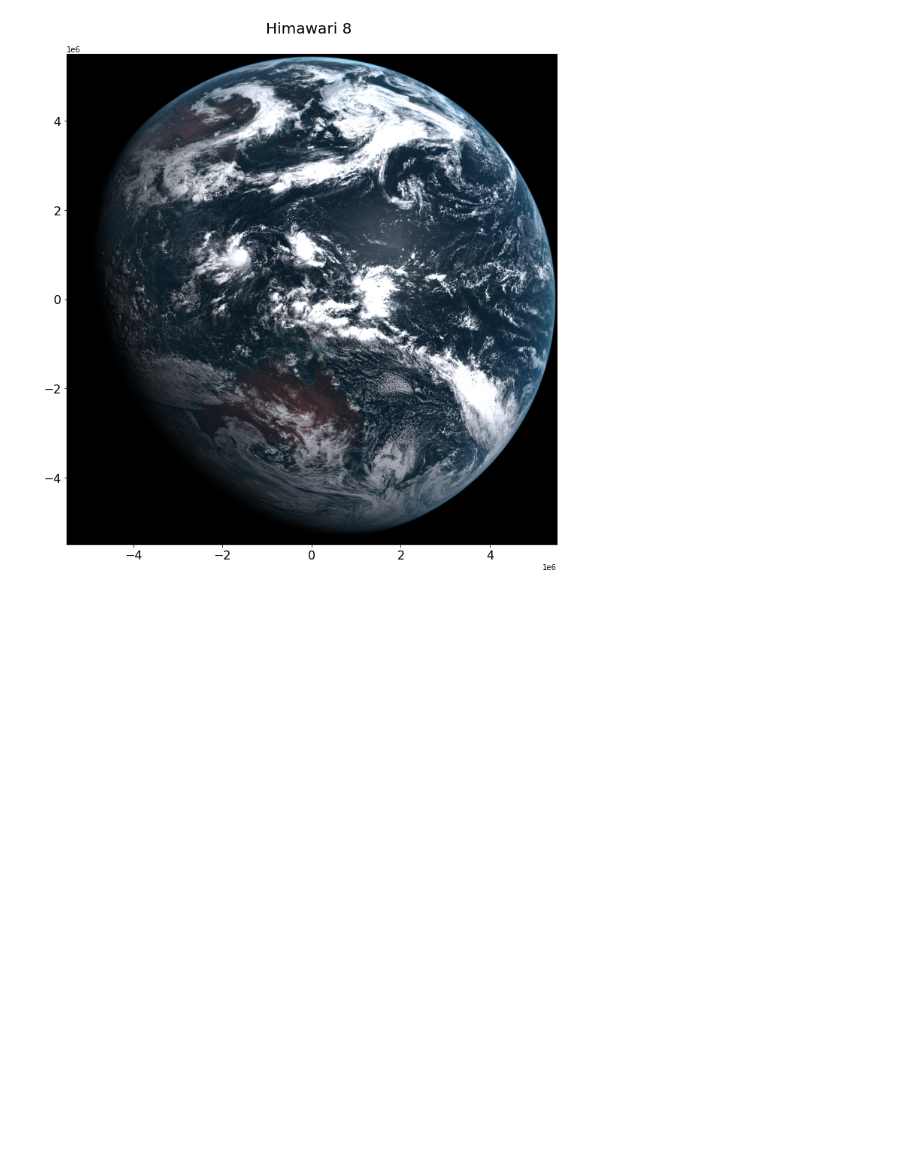
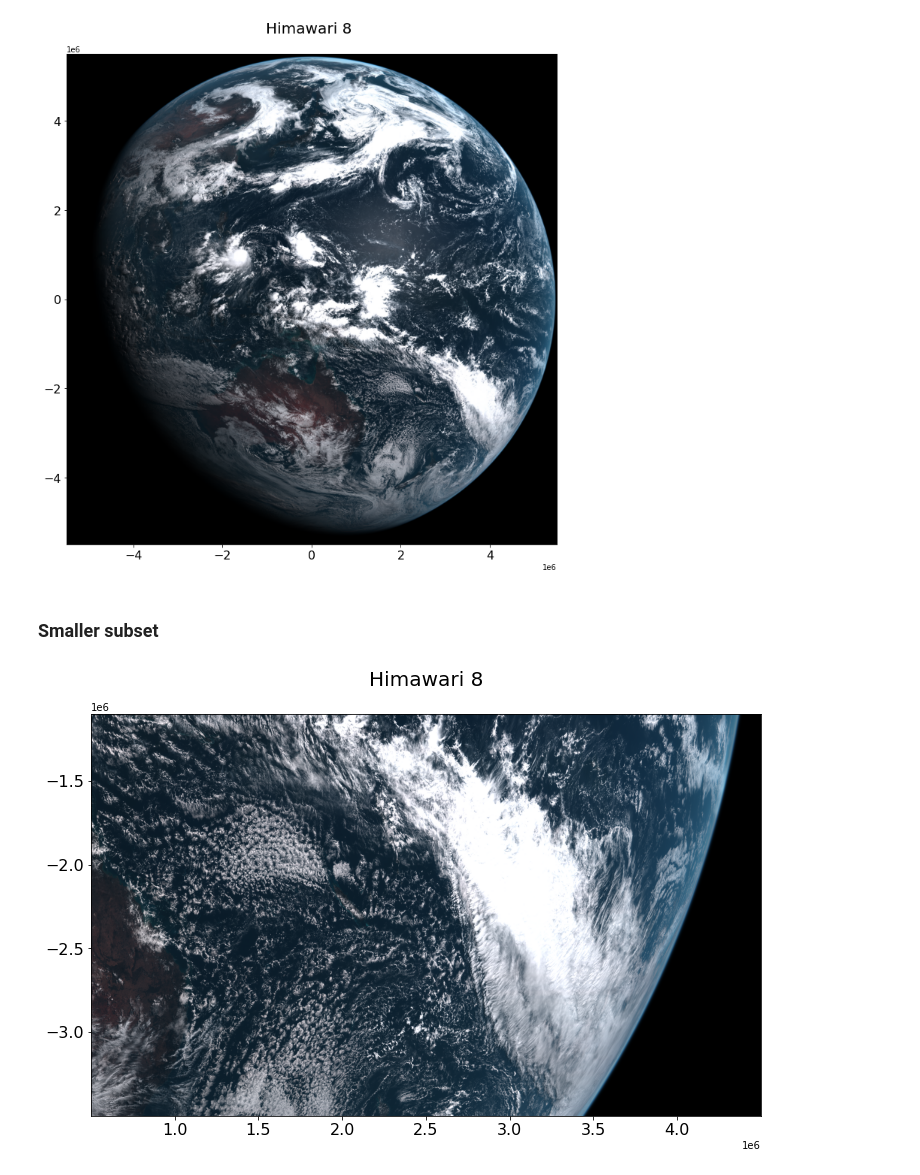
Before and after one commit to jasonwashburn/notebooks, a Jupyter notebook: Himawari.ipynb, the cells around one changed output. Drawn from its saved outputs; the diff is of its cells as text; code cells hidden in the pictures; blank space fills up the shorter version.

Commit message:
added smaller himawari subset

```diff
--- a/Himawari.ipynb
+++ b/Himawari.ipynb
@@ -123,3 +123,24 @@ plt.title('Himawari 8 \n', fontsize=20)
 plt.tick_params(labelsize=16)
 # %% [output]
 [figure]
+# %% [markdown]
+### Smaller subset
+# %%
+vmin = 0
+vmax = .5
+B1 = b1[3300:4500, 3000:50000].clip(vmin, vmax) / vmax * 255
+B2 = b2[3300:4500, 3000:50000].clip(vmin, vmax) / vmax * 255
+B3 = b3[3300:4500, 3000:50000].clip(vmin, vmax) / vmax * 255
+
+X = x[3000:5000]
+Y = y[3300:4500]
+rgb = np.stack((B3, B2, B1), axis=2).astype('uint8')
+
+plt.figure(figsize=(12,12))
+plt.imshow(rgb, extent=[X[0], X[-1], Y[-1], Y[0]])
+
+plt.title('Himawari 8\n', fontsize=20)
+
+plt.tick_params(labelsize=16)
+# %% [output]
+[figure, added]
```
Also changed, not shown: parts of 2 cells of this notebook.
